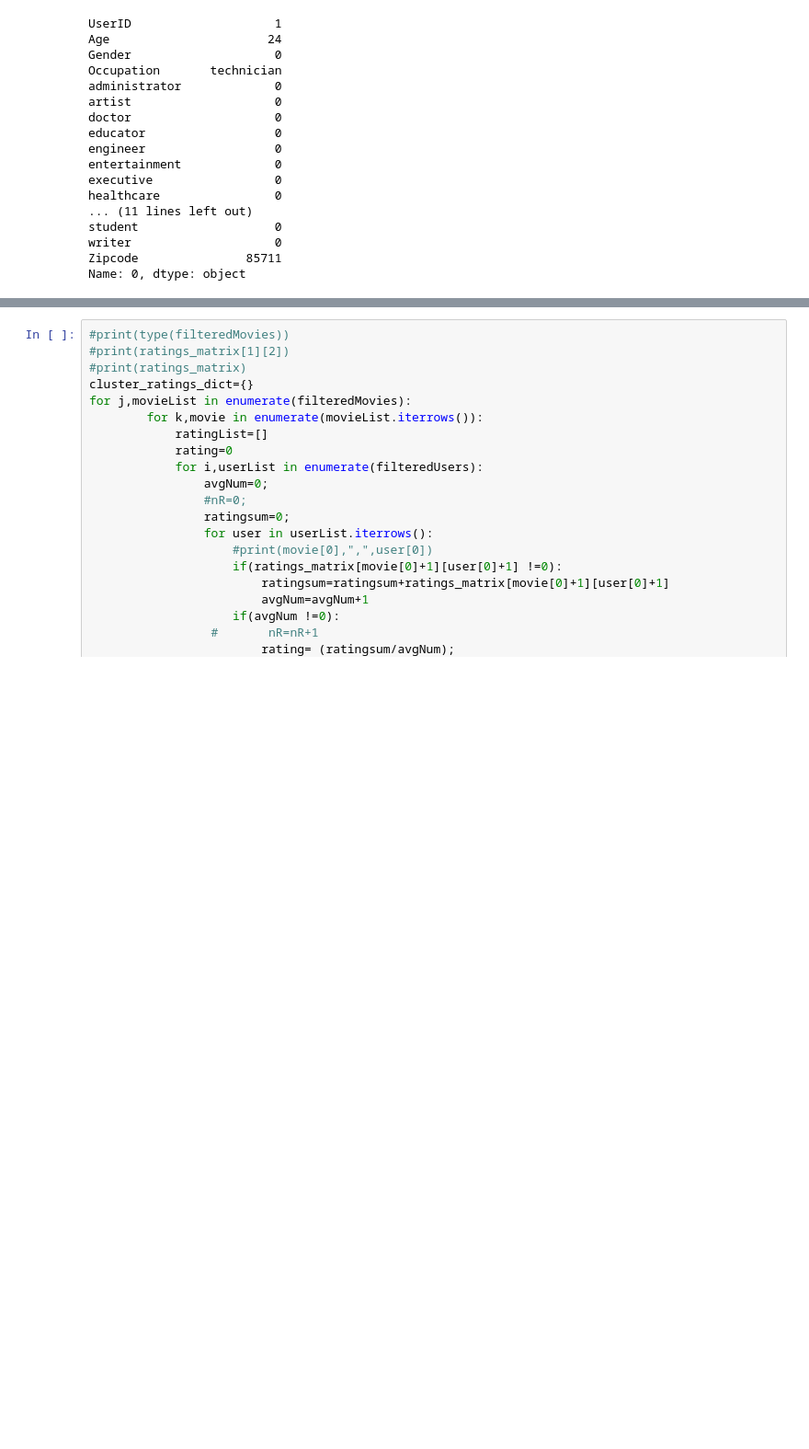
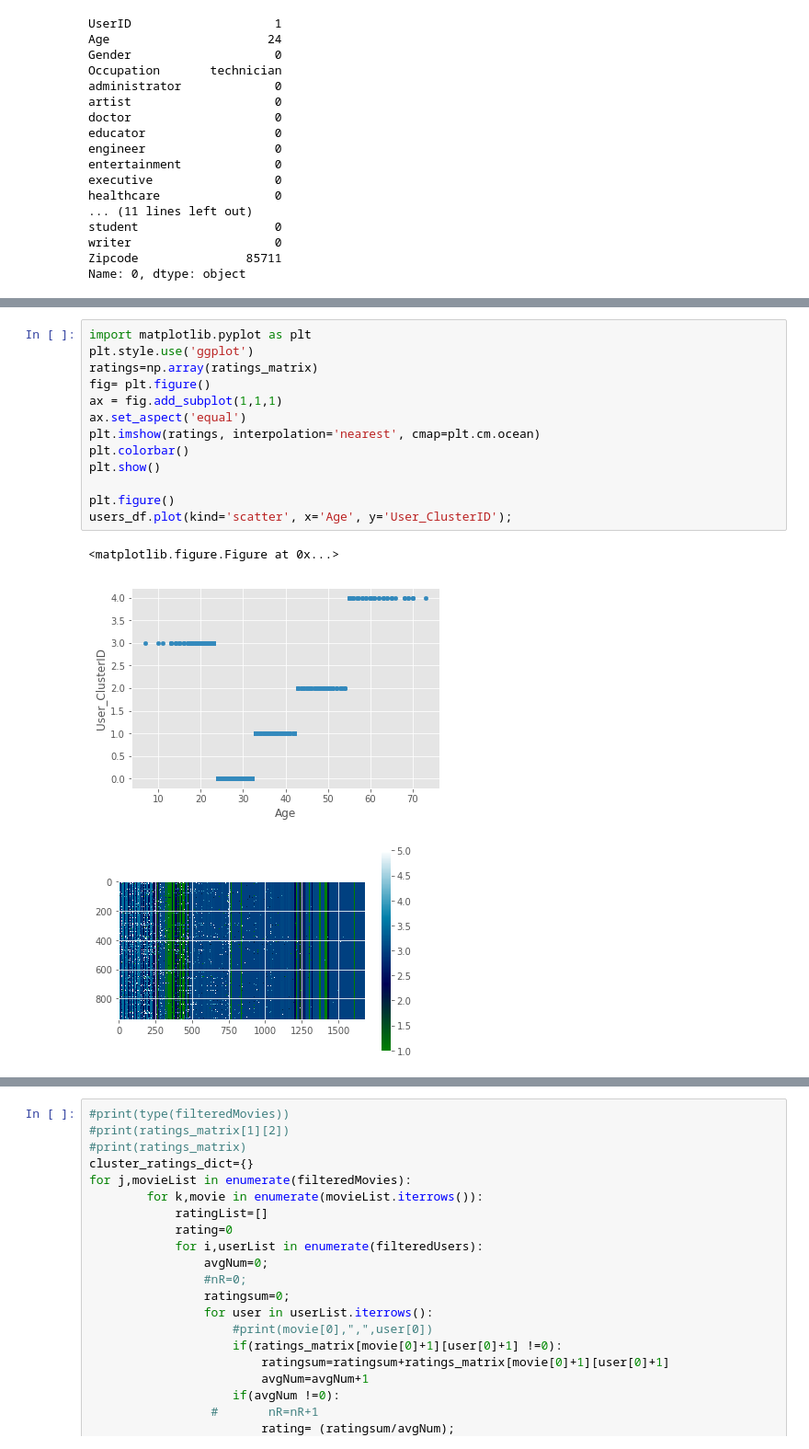
Before and after one commit to ShreyaGangishetty/enhancingMFusingClustering, a Jupyter notebook: RecommendationWithClusteringSVD.ipynb, the cells around one changed output, grey strips where cells are left out. Shown at 92% size. Drawn from its saved outputs; the diff is of its cells as text; blank space fills up the shorter version.

```diff
--- a/RecommendationWithClusteringSVD.ipynb
+++ b/RecommendationWithClusteringSVD.ipynb
@@ -112,3 +132,20 @@ Name: 0, dtype: object
+# %%
+import matplotlib.pyplot as plt
+plt.style.use('ggplot')
+ratings=np.array(ratings_matrix)
+fig= plt.figure()
+ax = fig.add_subplot(1,1,1)
+ax.set_aspect('equal')
+plt.imshow(ratings, interpolation='nearest', cmap=plt.cm.ocean)
+plt.colorbar()
+plt.show()
+
+plt.figure()
+users_df.plot(kind='scatter', x='Age', y='User_ClusterID');
+# %% [output]
+<matplotlib.figure.Figure at 0x...>
+[figure, added]
+[figure, added]
 # %%
 #cluster Rating matrix for users and Items
 cluster_rating = np.zeros((len(kmeans_users.cluster_centers_),len(kmeans_movies.cluster_centers_)))
```
Also changed, not shown: parts of 8 cells of this notebook.
